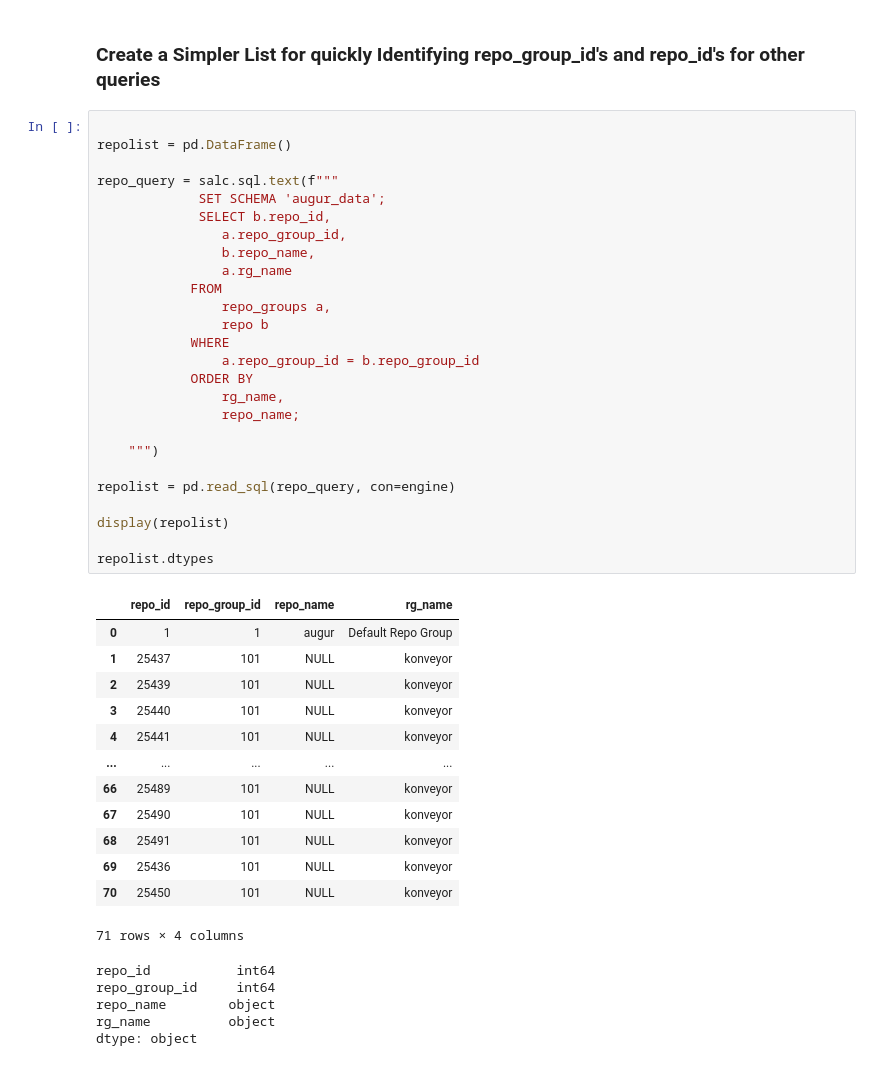
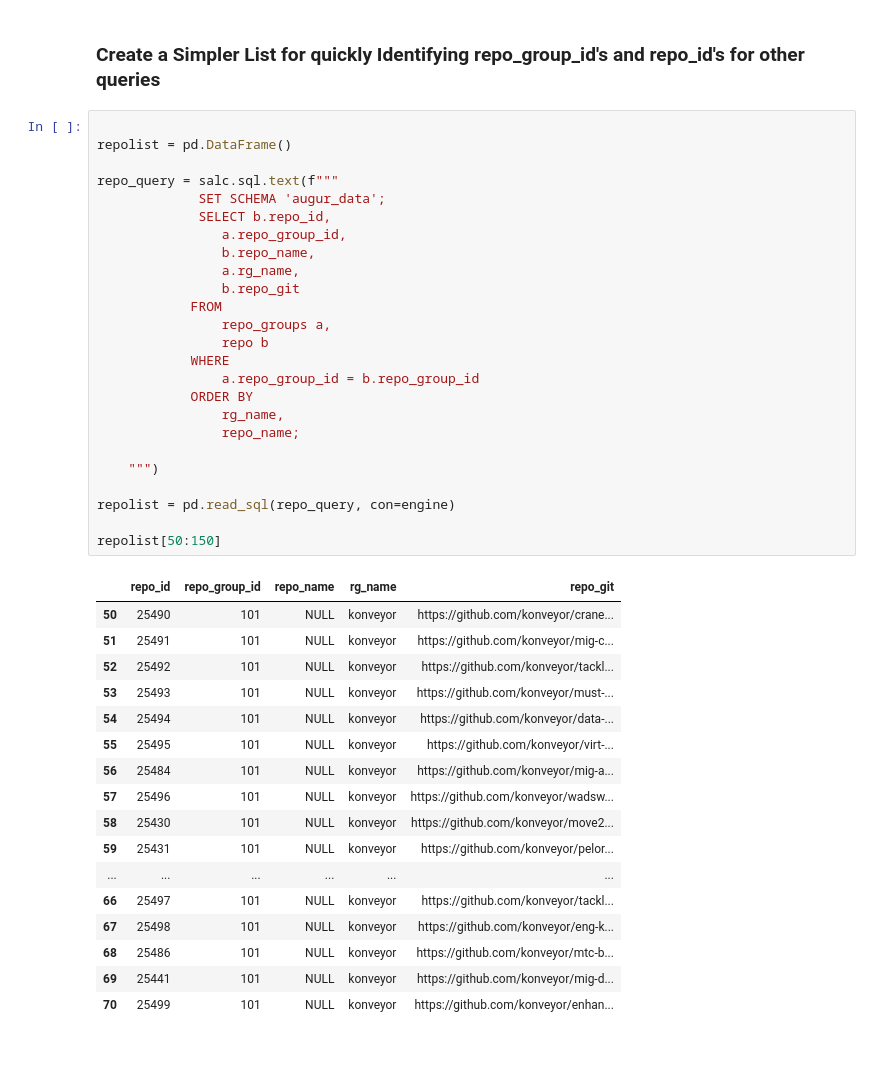
Before and after one commit to oss-aspen/Rappel, a Jupyter notebook: notebooks/demo_augur/START_HERE.ipynb, the cells around one changed output. Saved outputs shown, nothing was run; the diff lists cells and outputs as text.

```diff
--- a/notebooks/demo_augur/START_HERE.ipynb
+++ b/notebooks/demo_augur/START_HERE.ipynb
@@ -72,45 +76,43 @@ dtype: object
 # %%
 
 repolist = pd.DataFrame()
 
 repo_query = salc.sql.text(f"""
              SET SCHEMA 'augur_data';
              SELECT b.repo_id,
                 a.repo_group_id,
                 b.repo_name,
-                a.rg_name
+                a.rg_name,
+                b.repo_git
             FROM
                 repo_groups a,
                 repo b
             WHERE
                 a.repo_group_id = b.repo_group_id
             ORDER BY
                 rg_name,
                 repo_name;
 
     """)
 
 repolist = pd.read_sql(repo_query, con=engine)
 
-display(repolist)
-
-repolist.dtypes
+repolist[50:150]
 # %% [output]
-|  | repo_id | repo_group_id | repo_name | rg_name |
-| 0 | 1 | 1 | augur | Default Repo Group |
-| 1 | 25437 | 101 | NULL | konveyor |
-| 2 | 25439 | 101 | NULL | konveyor |
-| 3 | 25440 | 101 | NULL | konveyor |
-| 4 | 25441 | 101 | NULL | konveyor |
-| ... | ... | ... | ... | ... |
-| 66 | 25489 | 101 | NULL | konveyor |
-| 67 | 25490 | 101 | NULL | konveyor |
-| 68 | 25491 | 101 | NULL | konveyor |
-| 69 | 25436 | 101 | NULL | konveyor |
-| 70 | 25450 | 101 | NULL | konveyor |
+|  | repo_id | repo_group_id | repo_name | rg_name | repo_git |
+| 50 | 25490 | 101 | NULL | konveyor | https://github.com/konveyor/crane... |
+| 51 | 25491 | 101 | NULL | konveyor | https://github.com/konveyor/mig-c... |
+| 52 | 25492 | 101 | NULL | konveyor | https://github.com/konveyor/tackl... |
+| 53 | 25493 | 101 | NULL | konveyor | https://github.com/konveyor/must-... |
+| 54 | 25494 | 101 | NULL | konveyor | https://github.com/konveyor/data-... |
+| 55 | 25495 | 101 | NULL | konveyor | https://github.com/konveyor/virt-... |
+| 56 | 25484 | 101 | NULL | konveyor | https://github.com/konveyor/mig-a... |
+| 57 | 25496 | 101 | NULL | konveyor | https://github.com/konveyor/wadsw... |
+| 58 | 25430 | 101 | NULL | konveyor | https://github.com/konveyor/move2... |
+| 59 | 25431 | 101 | NULL | konveyor | https://github.com/konveyor/pelor... |
+| ... | ... | ... | ... | ... | ... |
+| 66 | 25497 | 101 | NULL | konveyor | https://github.com/konveyor/tackl... |
+| 67 | 25498 | 101 | NULL | konveyor | https://github.com/konveyor/eng-k... |
+| 68 | 25486 | 101 | NULL | konveyor | https://github.com/konveyor/mtc-b... |
+| 69 | 25441 | 101 | NULL | konveyor | https://github.com/konveyor/mig-d... |
+| 70 | 25499 | 101 | NULL | konveyor | https://github.com/konveyor/enhan... |
-71 rows × 4 columns
-repo_id           int64
-repo_group_id     int64
-repo_name        object
-rg_name          object
-dtype: object
```
Also changed, not shown: parts of 9 cells of this notebook, 1 other file.
